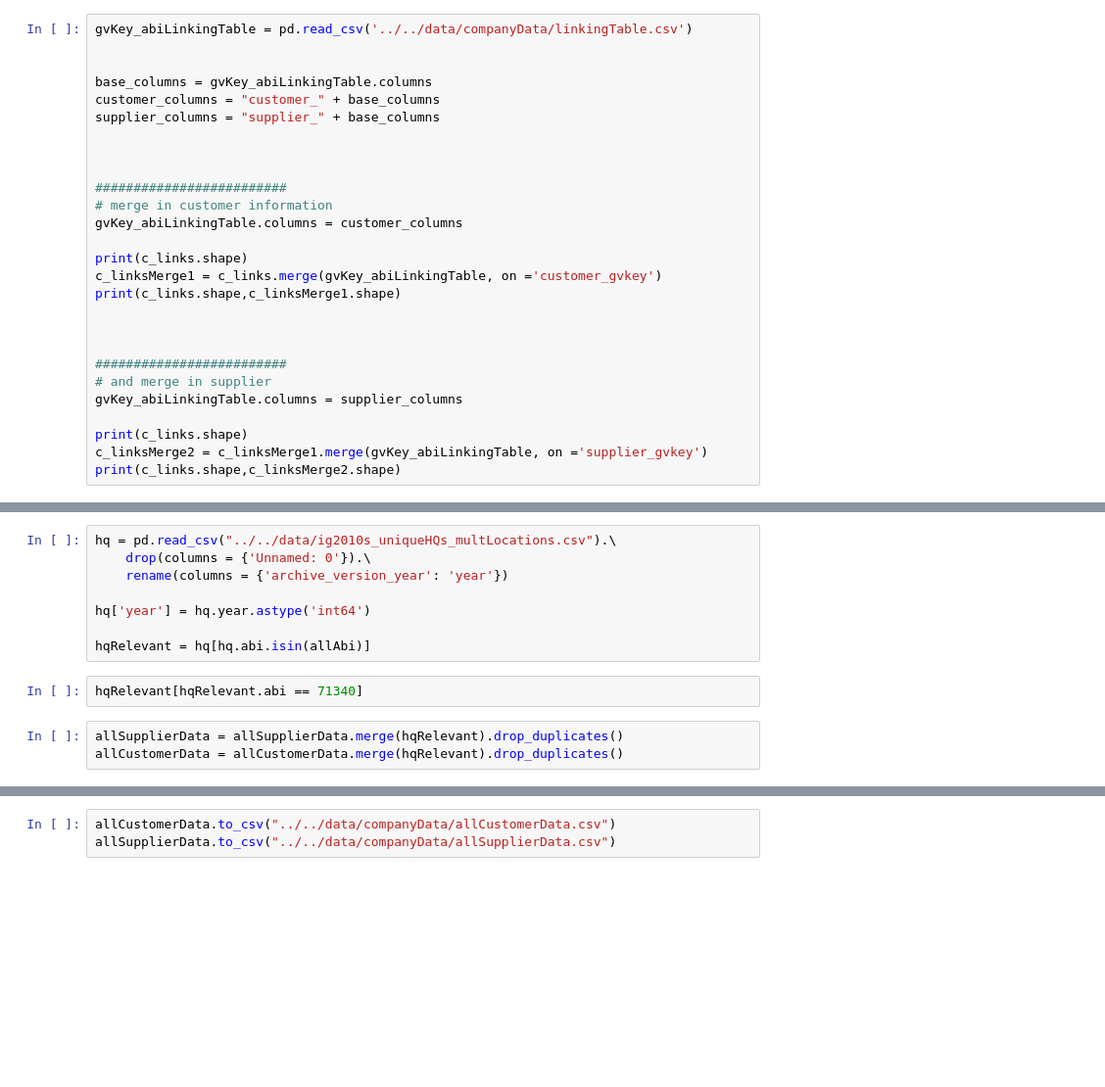
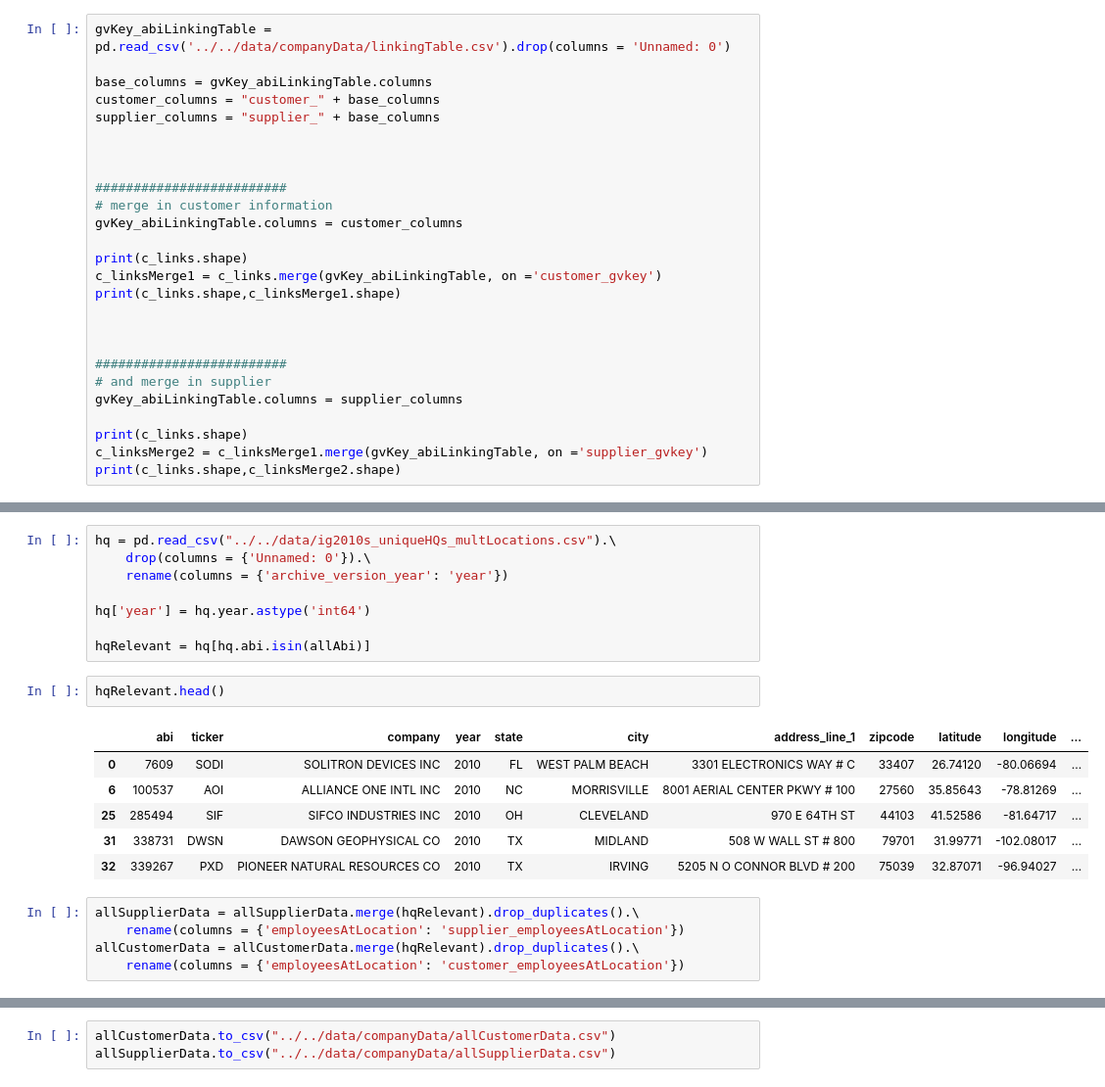
Before and after one commit to brianreed21/extremes, a Jupyter notebook: extremesCleaningCode/linkingProgram.ipynb, the cells around one changed output, grey strips where cells are left out. Shown at 98% size. Cells and saved outputs as stored; diff of their text form; blank space fills up the shorter version.

Commit message:
before makign some edits to linking files

```diff
--- a/extremesCleaningCode/linkingProgram.ipynb
+++ b/extremesCleaningCode/linkingProgram.ipynb
@@ -749,6 +910,5 @@ c_links.head()
 # %%
-gvKey_abiLinkingTable = pd.read_csv('../../data/companyData/linkingTable.csv')
-
+gvKey_abiLinkingTable = pd.read_csv('../../data/companyData/linkingTable.csv').drop(columns = 'Unnamed: 0')
 
 base_columns = gvKey_abiLinkingTable.columns
 customer_columns = "customer_" + base_columns
@@ -828,8 +1036,17 @@ hq = pd.read_csv("../../data/ig2010s_uniqueHQs_multLocations.csv").\
 hq['year'] = hq.year.astype('int64')
 
 hqRelevant = hq[hq.abi.isin(allAbi)]
-# %%
-hqRelevant[hqRelevant.abi == 71340]
+# %%
+hqRelevant.head()
+# %% [output]
+|  | abi | ticker | company | year | state | city | address_line_1 | zipcode | latitude | longitude | ... |
+| 0 | 7609 | SODI | SOLITRON DEVICES INC | 2010 | FL | WEST PALM BEACH | 3301 ELECTRONICS WAY # C | 33407 | 26.74120 | -80.06694 | ... |
+| 6 | 100537 | AOI | ALLIANCE ONE INTL INC | 2010 | NC | MORRISVILLE | 8001 AERIAL CENTER PKWY # 100 | 27560 | 35.85643 | -78.81269 | ... |
+| 25 | 285494 | SIF | SIFCO INDUSTRIES INC | 2010 | OH | CLEVELAND | 970 E 64TH ST | 44103 | 41.52586 | -81.64717 | ... |
+| 31 | 338731 | DWSN | DAWSON GEOPHYSICAL CO | 2010 | TX | MIDLAND | 508 W WALL ST # 800 | 79701 | 31.99771 | -102.08017 | ... |
+| 32 | 339267 | PXD | PIONEER NATURAL RESOURCES CO | 2010 | TX | IRVING | 5205 N O CONNOR BLVD # 200 | 75039 | 32.87071 | -96.94027 | ... |
 # %%
-allSupplierData = allSupplierData.merge(hqRelevant).drop_duplicates()
-allCustomerData = allCustomerData.merge(hqRelevant).drop_duplicates()
+allSupplierData = allSupplierData.merge(hqRelevant).drop_duplicates().\
+    rename(columns = {'employeesAtLocation': 'supplier_employeesAtLocation'})
+allCustomerData = allCustomerData.merge(hqRelevant).drop_duplicates().\
+    rename(columns = {'employeesAtLocation': 'customer_employeesAtLocation'})
```
Also changed, not shown: parts of 31 cells of this notebook, 5 other files.
